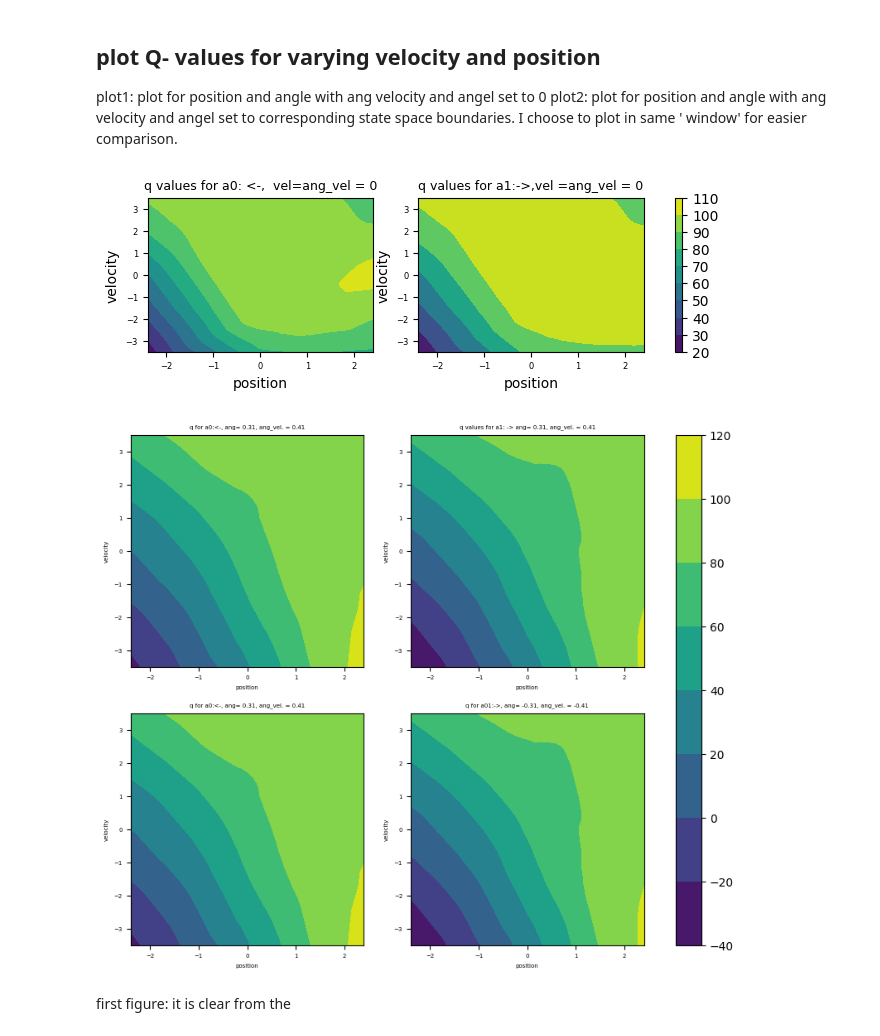
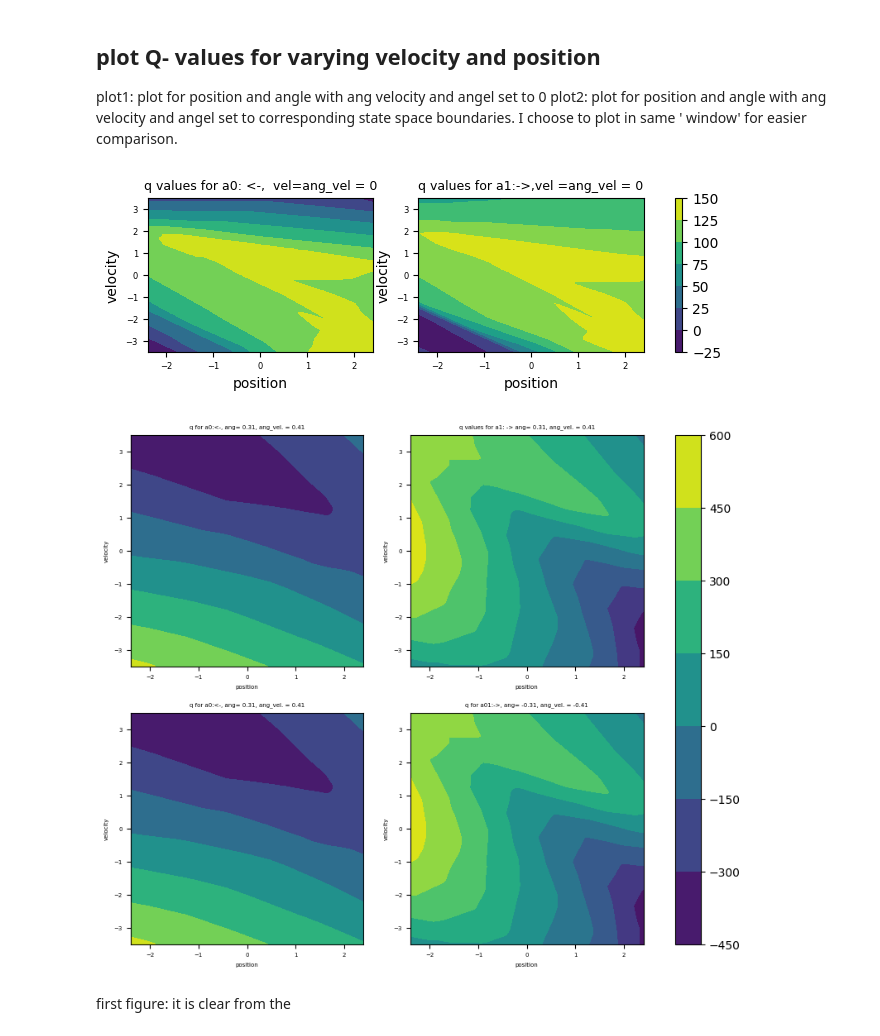
Before and after one commit to vakabs/kex-notebooks, a Jupyter notebook: heatmap_022524.ipynb, the cells around one changed output. Saved outputs shown, nothing was run; the diff lists cells and outputs as text; code cells hidden in the pictures.

```diff
--- a/heatmap_022524.ipynb
+++ b/heatmap_022524.ipynb
@@ -733,13 +733,22 @@ class tester_loader:
 # %% [markdown]
 load model and check mean rewarddffeF
 # %%
+
+desc ="just a regular old model"
+path = "C:/Users/vakab/Documents/kex/models"
+param_to_test="n_episodes"
+param_values_to_test= [10000]
+loader =  tester_loader(path)
+loader.set_loaded_data(param_to_test, param_values_to_test)
+dqn_agent = loader.dqn_Dict[loader.keys[0]][0]
+#compare with diffrent agent trained longer for later use
 desc = "just a regular ol' model"
 path = "C:/Users/vakab/Documents/kex/models/eps_min_1"
 param_to_test="n_episodes"
 param_values_to_test= [1000]
 loader =  tester_loader(path)
 loader.set_loaded_data(param_to_test, param_values_to_test)
-dqn_agent = loader.dqn_Dict[loader.keys[0]][0]
+dqn_agent1 = loader.dqn_Dict[loader.keys[0]][0]
 #trainer = parameter_tester_trainer(path, param_to_test)
 rewards = test_episode_rewards(dqn_agent, 100)
 tot_reward =0
@@ -798,8 +808,8 @@ However there is a diffrence between the action boundaries and 'allowed boundari
 # %%
 def Q_variable(dqn_agent,data_len, xstate, ystate, const_state_dic):
     # move to the right
-    span = {'pos': 2.4, 'vel': 3.5, 'ang': 0.2095, 'a_vel': 3.4}
-    state_dic = {'pos': 0, 'vel': 0, 'ang':0 , 'a_vel': 0}
+    span = {'pos': 2.4, 'vel': 3.5, 'ang': 0.21, 'a_vel': 3.4}
+    state_dic = {'pos': 0, 'vel': 0, 'ang':0. , 'a_vel': 0}
     for key in const_state_dic.keys():
         state_dic[key] = const_state_dic[key]
     q_a0=np.zeros((data_len,data_len))
@@ -818,8 +828,8 @@ def Q_variable(dqn_agent,data_len, xstate, ystate, const_state_dic):
             state = state.to(dqn_agent.nn.adv.weight.dtype)
             Q_tensor = dqn_agent.nn(state)
             q_array = Q_tensor.detach().numpy()
-            q_a0[i][j] = q_array[0]
-            q_a1[i][j] = q_array[1]
+            q_a0[j][i] = q_array[0]
+            q_a1[j][i] = q_array[1]
     return x, y, q_a0,q_a1
 # %% [markdown]
 ## plot Q- values for varying velocity and position
@@ -829,9 +839,13 @@ I choose to plot in same ' window' for easier comparison.
 # %%
 const_state_dic = { 'ang': 0, 'a_vel':0 }
 x, y,q_a0, q_a1= Q_variable(dqn_agent, 100, 'pos', 'vel', const_state_dic)
+
+cmap = plt.colormaps['viridis']
 def my_plotter(ax, data1, data2, data3):
-    Q = ax.contourf(data1,data2, data3)
+    Q = ax.contourf(data1,data2, data3,cmap = cmap)
     return Q
+
+
 fig1,ax = plt.subplots(1, 2, figsize=(8,2))
 (ax1, ax2)= ax
 plot_ax1 = my_plotter(ax1, x,y,q_a0)
@@ -845,8 +859,9 @@ ax1.set_title("q values for a0: <-,  vel=ang_vel = 0",fontsize=9)
 ax2.set_title("q values for a1:->,vel =ang_vel = 0",fontsize=9)
 ax2.set_xlabel('position')
 (ax2).set_ylabel('velocity')
+cbar = plt.colorbar(plot_ax1, ax = ax)
 
-cbar = plt.colorbar(plot_ax1, ax = ax)
+
 const_state_dic1 = {'ang': 0.15, 'a_vel': 2.2 }
 const_state_dic2 = {'ang': -0.15, 'a_vel': -2.2 }
 x, y, q1_a0, q1_a1= Q_variable(dqn_agent, 100, 'pos', 'vel', const_state_dic1)
@@ -854,35 +869,35 @@ x, y, q1_a0, q1_a1= Q_variable(dqn_agent, 100, 'pos', 'vel', const_state_dic2)
 
 
 fig2,ax = plt.subplots(nrows=2, ncols=2, figsize=(10,8) )
 (ax1, ax2), (ax3, ax4)= ax
 plot_ax1 = my_plotter(ax1, x,y,q1_a0)
 plot_ax2 = my_plotter(ax2, x,y,q1_a1)
 plot_ax3 = my_plotter(ax3, x,y,q1_a0)
 plot_ax4 = my_plotter(ax4, x,y,q1_a1)
 ax1.tick_params(labelsize=5)
 
 ax1.set_xlabel('position',fontsize=5)
 (ax1).set_ylabel('velocity',fontsize=5)
 ax1.set_title("q for a0:<-, ang= 0.31, ang_vel. = 0.41",fontsize=5)
 ax2.set_title("q values for a1: -> ang= 0.31, ang_vel. = 0.41",fontsize=5)
 ax2.tick_params(labelsize=5)
 ax2.set_xlabel('position',fontsize=5)
 (ax2).set_ylabel('velocity',fontsize=5)
 ax3.set_xlabel('position',fontsize=5)
 ax3.tick_params(labelsize=5)
 (ax3).set_ylabel('velocity',fontsize=5)
 ax3.set_title("q for a0:<-, ang= 0.31, ang_vel. = 0.41",fontsize=5)
 ax4.set_title("q for a01:->, ang= -0.31, ang_vel. = -0.41",fontsize=5)
 ax4.set_xlabel('position',fontsize=5)
 (ax4).set_ylabel('velocity',fontsize=5)
 ax4.tick_params(labelsize=5)
 
 #ax1.clabel(CS, inline=True, inline_spacing=3, rightside_up=True )
 
 cbar = plt.colorbar(plot_ax1, ax = ax)
 # %% [output]
-[figure, old version]
+[figure, new version]
-[figure, old version]
+[figure, new version]
 # %% [markdown]
 first figure:
 it is clear from the
```
Also changed, not shown: parts of 24 cells of this notebook.
